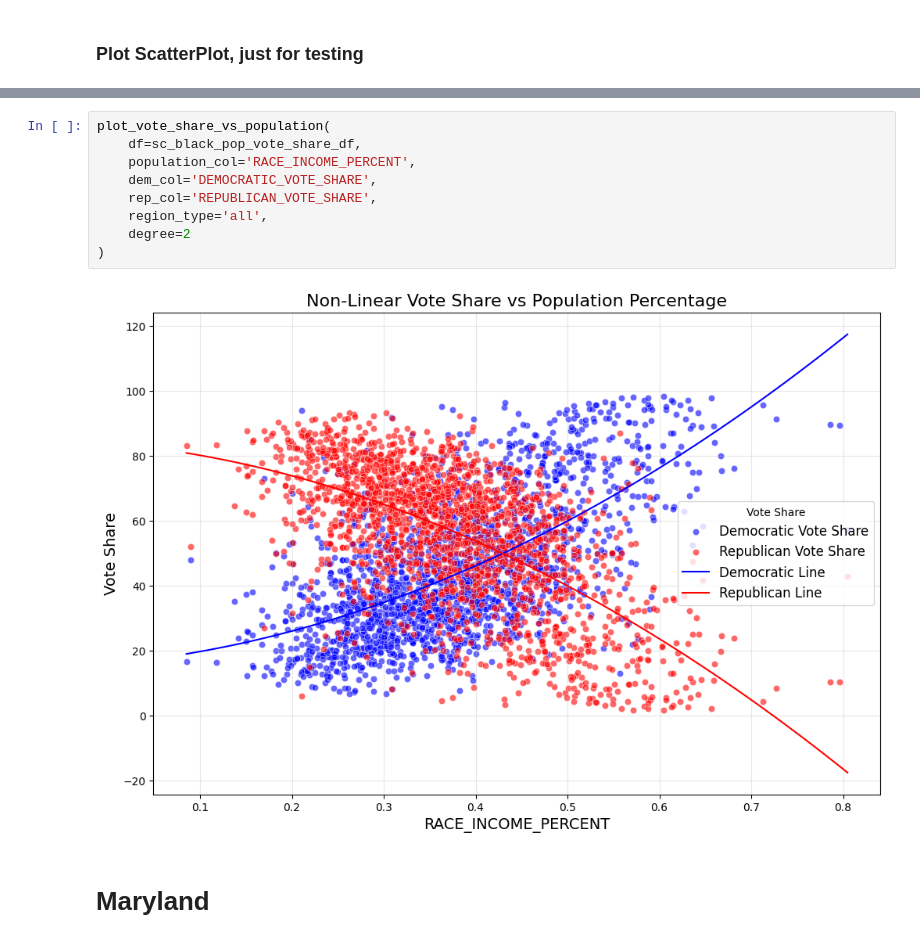
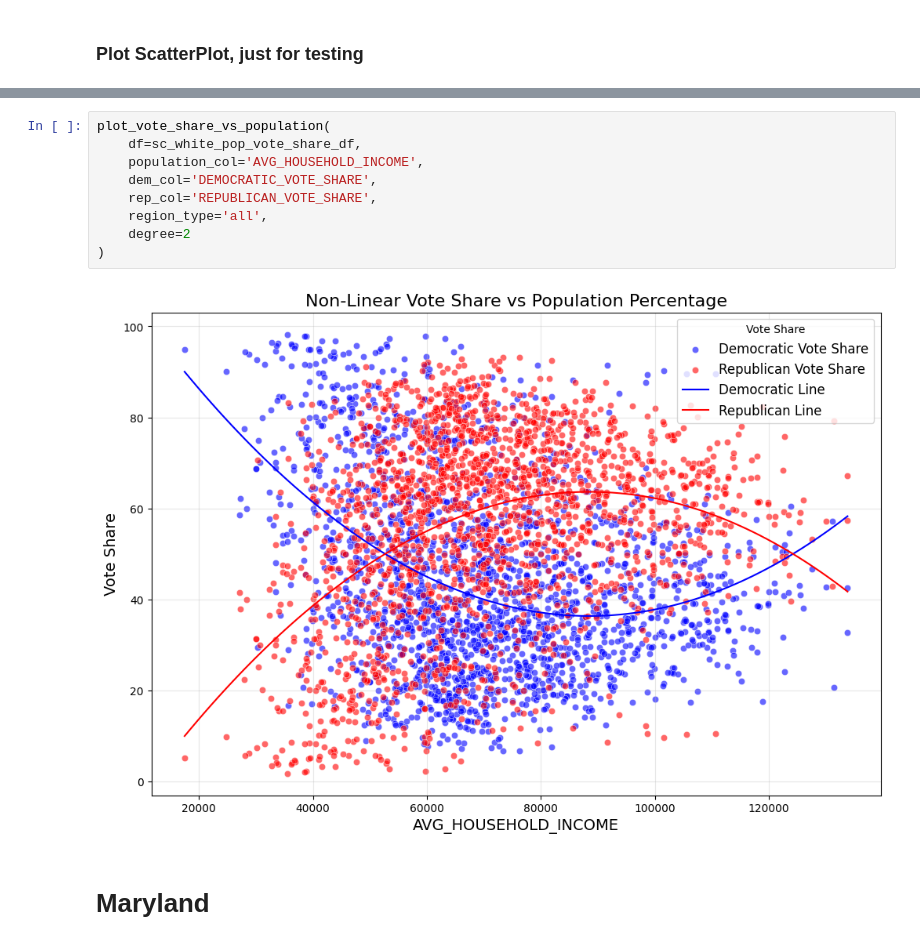
Before and after one commit to SBU-CSE-416/votifier, a Jupyter notebook: server/data/preprocess_gingles.ipynb, the cells around one changed output, grey strips where cells are left out. Saved outputs shown, nothing was run; the diff lists cells and outputs as text.

```diff
--- a/server/data/preprocess_gingles.ipynb
+++ b/server/data/preprocess_gingles.ipynb
@@ -323,14 +365,14 @@ open ('states/south_carolina/gingles/sc_gingles_precinct_income_analysis.json',
 # %%
 plot_vote_share_vs_population(
-    df=sc_black_pop_vote_share_df,
-    population_col='RACE_INCOME_PERCENT',
+    df=sc_white_pop_vote_share_df,
+    population_col='AVG_HOUSEHOLD_INCOME',
     dem_col='DEMOCRATIC_VOTE_SHARE',
     rep_col='REPUBLICAN_VOTE_SHARE',
     region_type='all',
     degree=2
 )
 # %% [output]
-[figure, old version]
+[figure, new version]
 # %% [markdown]
 # Maryland
 # %%
```
Also changed, not shown: parts of 11 cells of this notebook, 8 other files.
